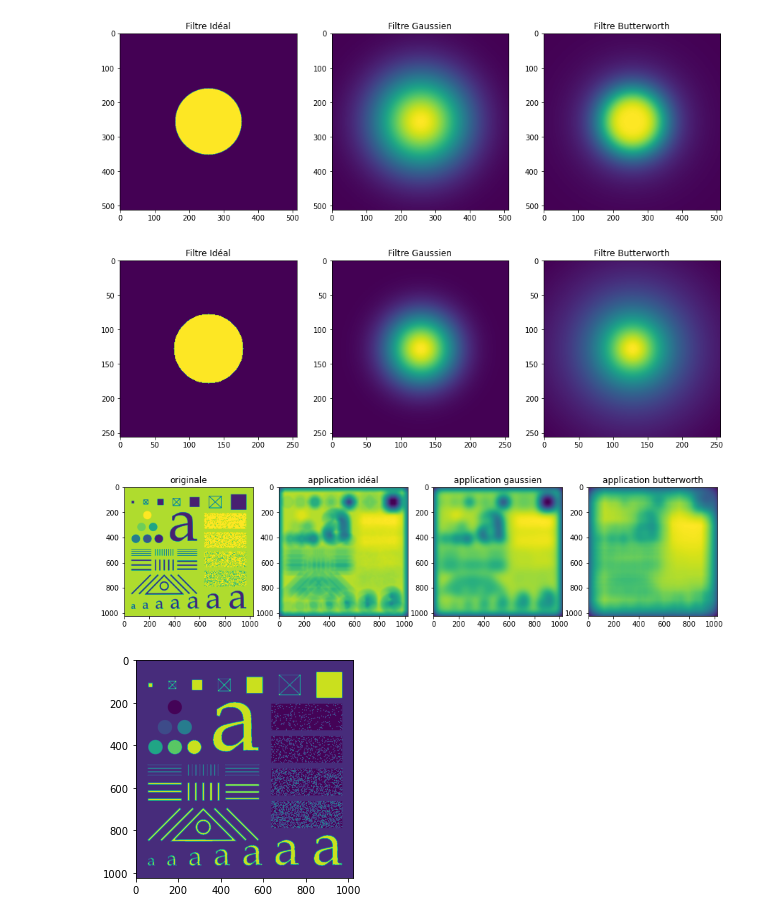
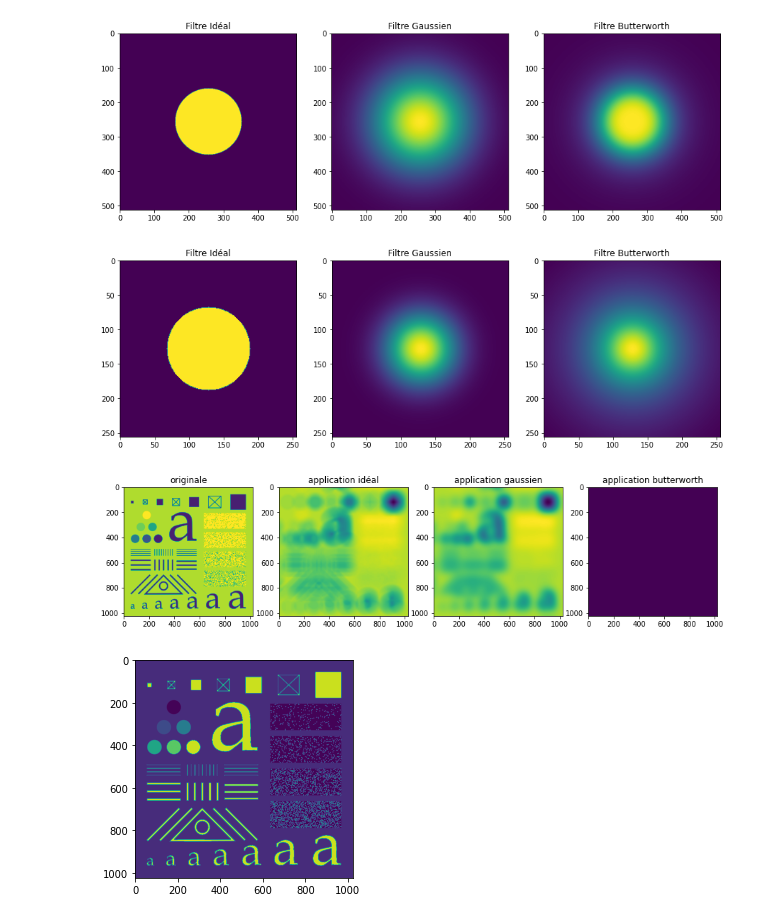
Before and after one commit to RaphaelJ-S/inf600f, a Jupyter notebook: tp/tp2/data/tp2.ipynb, the cells around one changed output. Drawn from its saved outputs; the diff is of its cells as text; code cells hidden in the pictures.

```diff
--- a/tp/tp2/data/tp2.ipynb
+++ b/tp/tp2/data/tp2.ipynb
@@ -312,7 +312,7 @@ c = 256
 d = 50
 n = 1
 
-ideale = lpFilterTF("ideal", c, c, d)
+ideale = lpFilterTF("ideal", c, c, 60)
 gaussian = lpFilterTF("gaussian", c, c, 35)
 butter = lpFilterTF("butterworth", c, c, [d,n])
 
@@ -344,12 +344,13 @@ plt.title("Filtre Butterworth")
 plt.imshow(filtreB)
 plt.show()
 # %% [output]
-[figure, old version]
+[figure, new version]
 # %%
 # Transformée de Fourier des filtres et de l'images
-img_pad_ex3 = imgPad(EX3_FILTRE, c, c, loc="post")
+img_pad_ex3 = imgPad(EX3_FILTRE, c, c, loc="post", padType="replicate")
 i_size = EX3_FILTRE.shape[0] + c
 img_fft = np.fft.fft2(img_pad_ex3)
+img_fft_i = np.fft.fft2(1 - img_pad_ex3)
 filtreI_fft = np.fft.fft2(filtreI, (i_size, i_size))
 filtreG_fft = np.fft.fft2(filtreG, (i_size, i_size))
 filtreB_fft = np.fft.fft2(filtreB, (i_size, i_size))
@@ -359,8 +360,7 @@ filtreB_fft = np.fft.fft2(filtreB, (i_size, i_size))
 
 filtrerI_fft = img_fft * filtreI_fft
 filtrerG_fft = img_fft * filtreG_fft
-
-filtrerB_fft = img_fft * filtreB_fft
+filtrerB_fft = img_fft_i * filtreB_fft
 
 
 # Tranformée de Fourier inverse des images
@@ -372,26 +372,26 @@ filtrerB = np.fft.ifft2(filtrerB_fft).real[lim : -lim, lim: -lim]
 # %%
 
 
 # affichage des images après lissage des différents filtres
-
+filtrerB[filtrerB < 0.4] = 0
 plt.figure(figsize=(15,15))
 plt.subplot(141)
 plt.title("originale")
 plt.imshow(EX3_FILTRE)
 plt.subplot(142)
 plt.title("application idéal")
 plt.imshow(filtrerI)
 plt.subplot(143)
 plt.title("application gaussien")
 plt.imshow(filtrerG)
 plt.subplot(144)
 plt.title("application butterworth")
 plt.imshow(filtrerB)
 plt.show()
 
 
 plt.imshow(1-EX3_FILTRE)
 plt.show()
 # %% [output]
-[figure, old version]
+[figure, new version]
-[figure, old version]
+[figure, new version]
```
Also changed, not shown: parts of 1 cell of this notebook, 1 other file.
